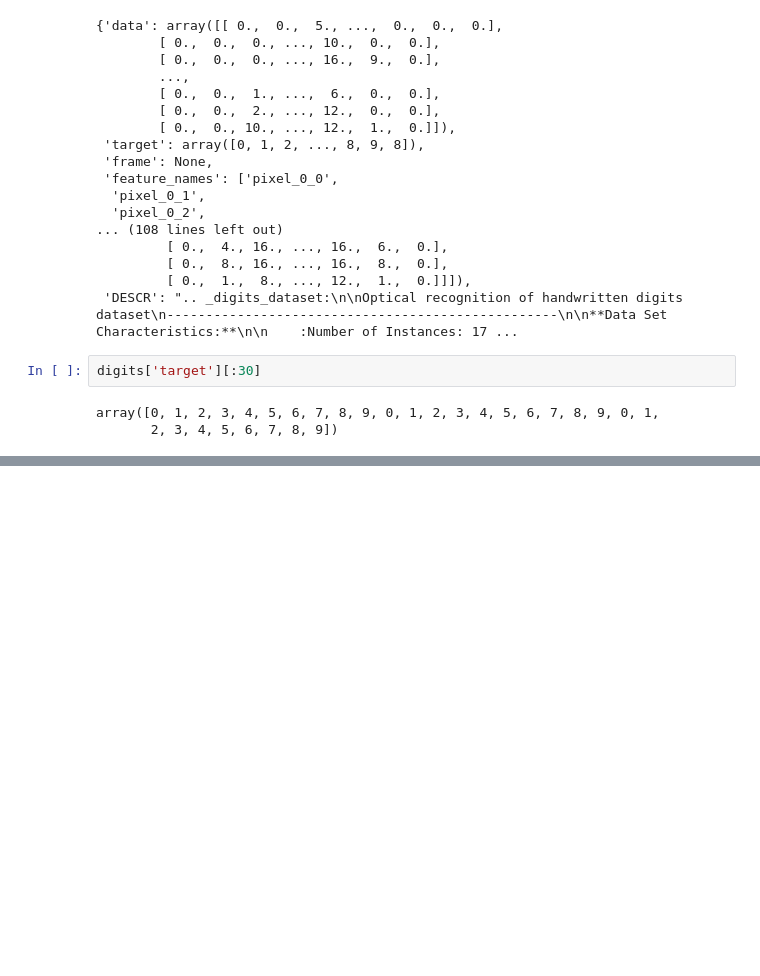
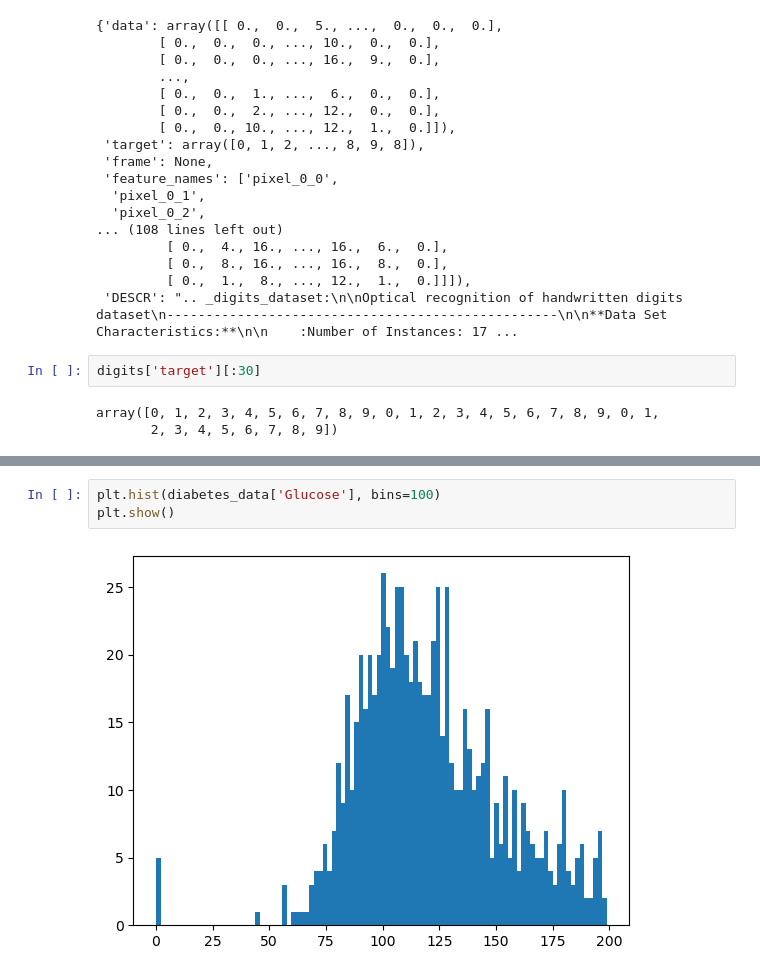
Before and after one commit to rkdaudgus94/Data_Process, a Jupyter notebook: (머신러닝)3장 평가.ipynb, the cells around one changed output, grey strips where cells are left out. Drawn from its saved outputs; the diff is of its cells as text; blank space fills up the shorter version.

```diff
--- a/(머신러닝)3장 평가.ipynb
+++ b/(머신러닝)3장 평가.ipynb
@@ -216,0 +520,5 @@ get_clf_eval(y_test,pred)
+# %%
+plt.hist(diabetes_data['Glucose'], bins=100)
+plt.show()
+# %% [output]
+[figure, added]
```
Also changed, not shown: parts of 61 cells of this notebook.
